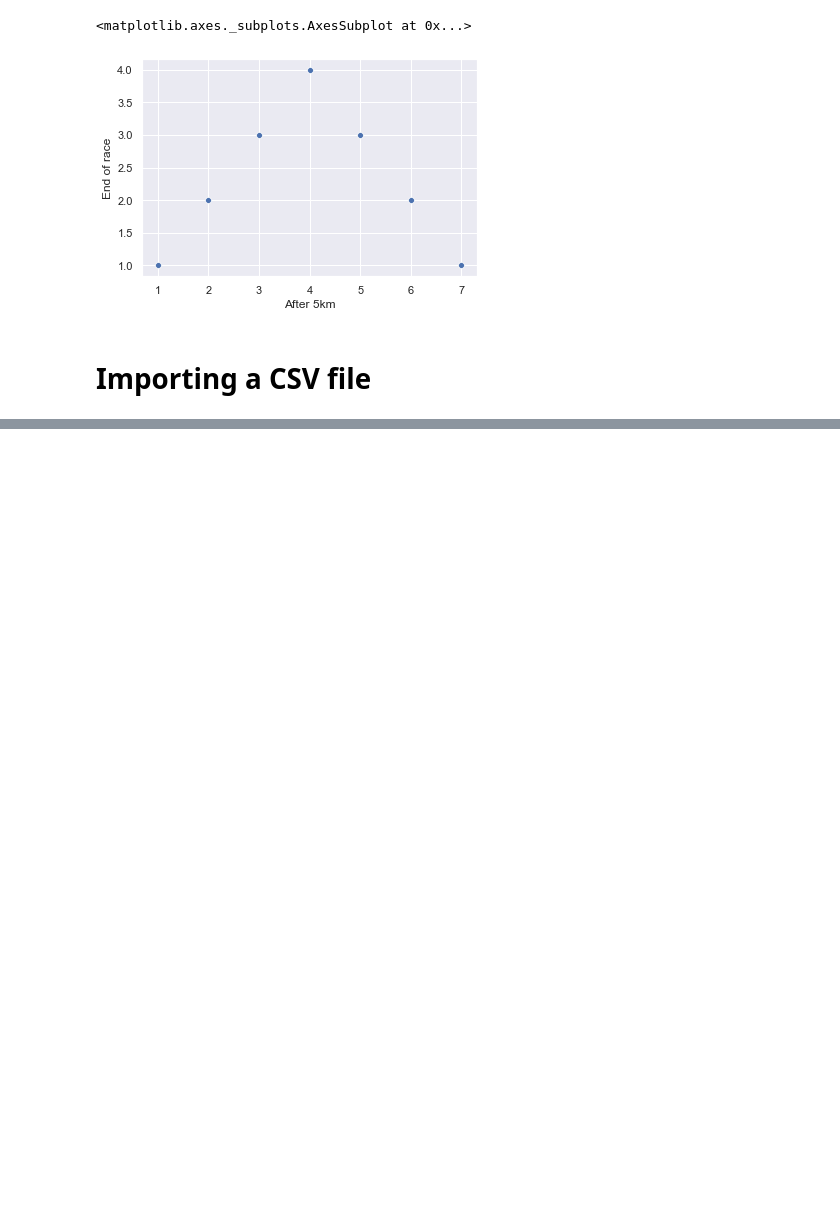
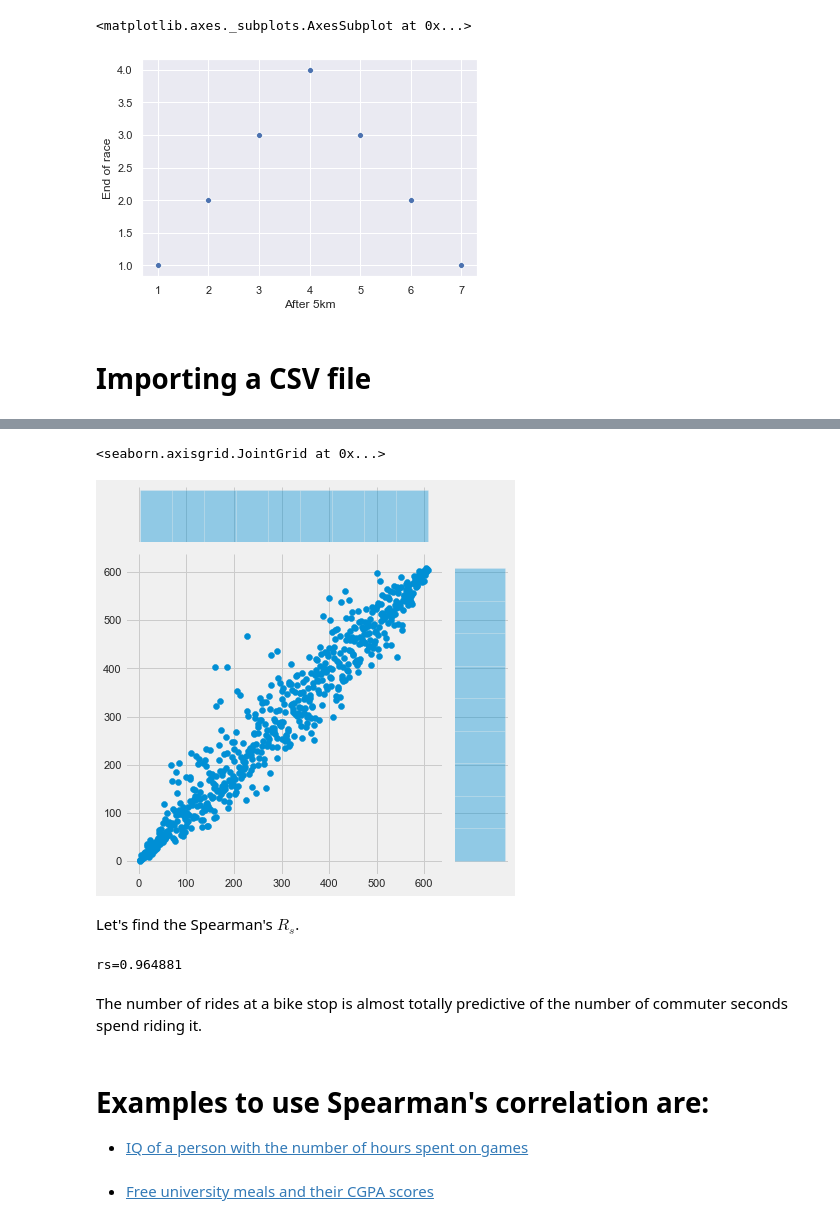
Before and after one commit to shinokada/python-for-ib-diploma-mathematics, a Jupyter notebook: Spearman's rank correlation coefficient for IB Diploma Mathematics.ipynb, the cells around one changed output, grey strips where cells are left out. Saved outputs shown, nothing was run; the diff lists cells and outputs as text; code cells hidden in the pictures; blank space fills up the shorter version.

```diff
--- a/Spearman's rank correlation coefficient for IB DP Mathematics.ipynb
+++ b/Spearman's rank correlation coefficient for IB Diploma Mathematics.ipynb
@@ -290,0 +303,25 @@ end_station_code
+# %%
+# https://gist.github.com/shinokada/a00fb4482a6d9729e898fb496fc74989
+
+from scipy.stats import rankdata
+sns.jointplot(x=rankdata(by_end_station['n_rides']), y=rankdata(by_end_station['duration_sec']))
+# %% [output]
+<seaborn.axisgrid.JointGrid at 0x...>
+[figure, added]
+# %% [markdown]
+Let's find the Spearman's $R_s$.
+# %%
+# https://gist.github.com/shinokada/af1c1ff0d722a779c95766b8983e5f98
+
+rs, pval = spearmanr(by_end_station)
+print('rs=%.6f' % (rs))
+# %% [output]
+rs=0.964881
+# %% [markdown]
+The number of rides at a bike stop is almost totally predictive of the number of commuter seconds spend riding it.
+# %% [markdown]
+# Examples to use Spearman's correlation are:
+
+- [IQ of a person with the number of hours spent on games](https://www.wikiwand.com/en/Spearman%27s_rank_correlation_coefficient)
+# %% [markdown]
+- [Free university meals and their CGPA scores](https://www.toppr.com/guides/business-mathematics-and-statistics/correlation-and-regression/rank-correlation/)
```
Also changed, not shown: parts of 13 cells of this notebook, 1 other file.
